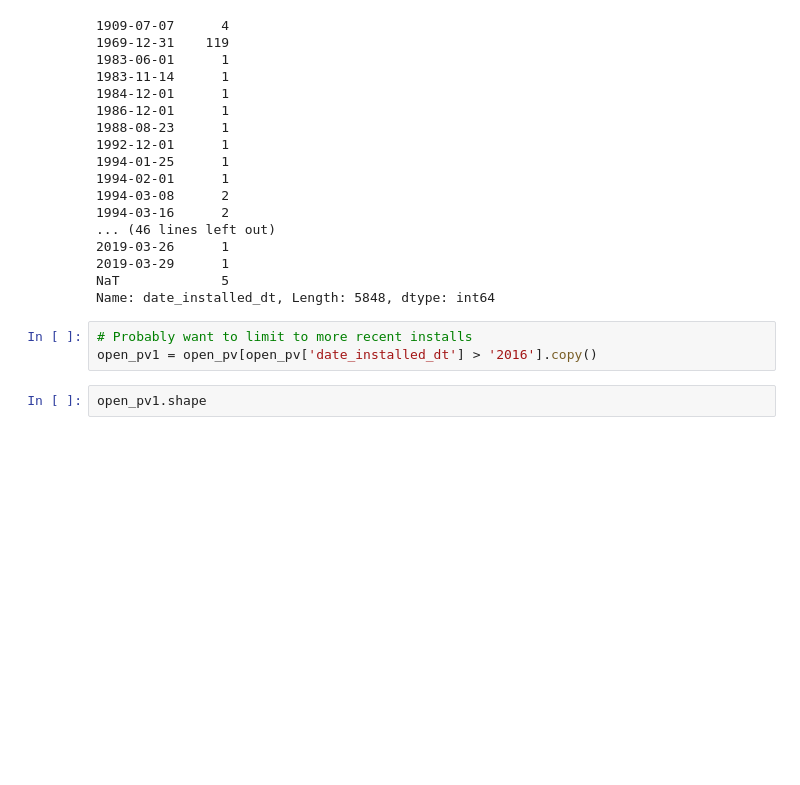
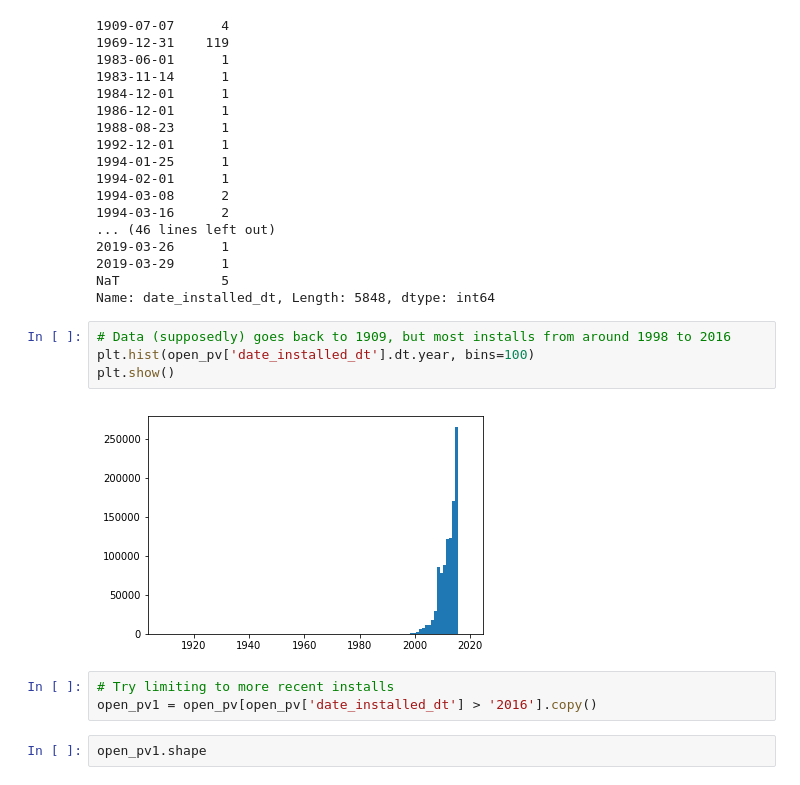
Before and after one commit to seantibbitts/project_1, a Jupyter notebook: Project 1 Draft.ipynb, the cells around one changed output. Drawn from its saved outputs; the diff is of its cells as text; blank space fills up the shorter version.

```diff
--- a/Project 1 Draft.ipynb
+++ b/Project 1 Draft.ipynb
@@ -281,8 +349,14 @@ open_pv['date_installed_dt'].value_counts(dropna = False).sort_index()
 2019-03-29      1
 NaT             5
 Name: date_installed_dt, Length: 5848, dtype: int64
+# %%
+# Data (supposedly) goes back to 1909, but most installs from around 1998 to 2016
+plt.hist(open_pv['date_installed_dt'].dt.year, bins=100)
+plt.show()
+# %% [output]
+[figure, added]
 # %%
-# Probably want to limit to more recent installs
+# Try limiting to more recent installs
 open_pv1 = open_pv[open_pv['date_installed_dt'] > '2016'].copy()
 # %%
 open_pv1.shape
```
Also changed, not shown: parts of 34 cells of this notebook.
